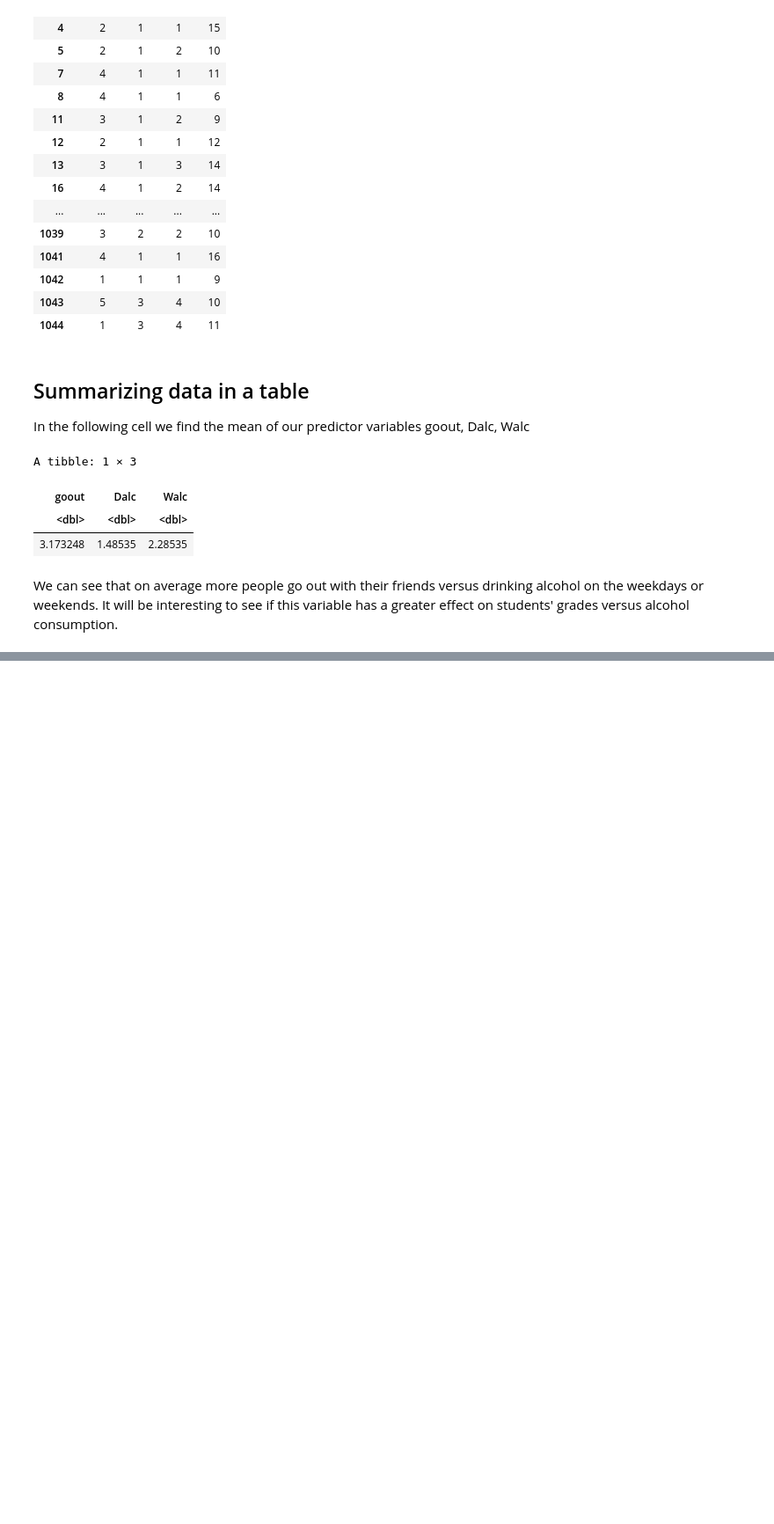
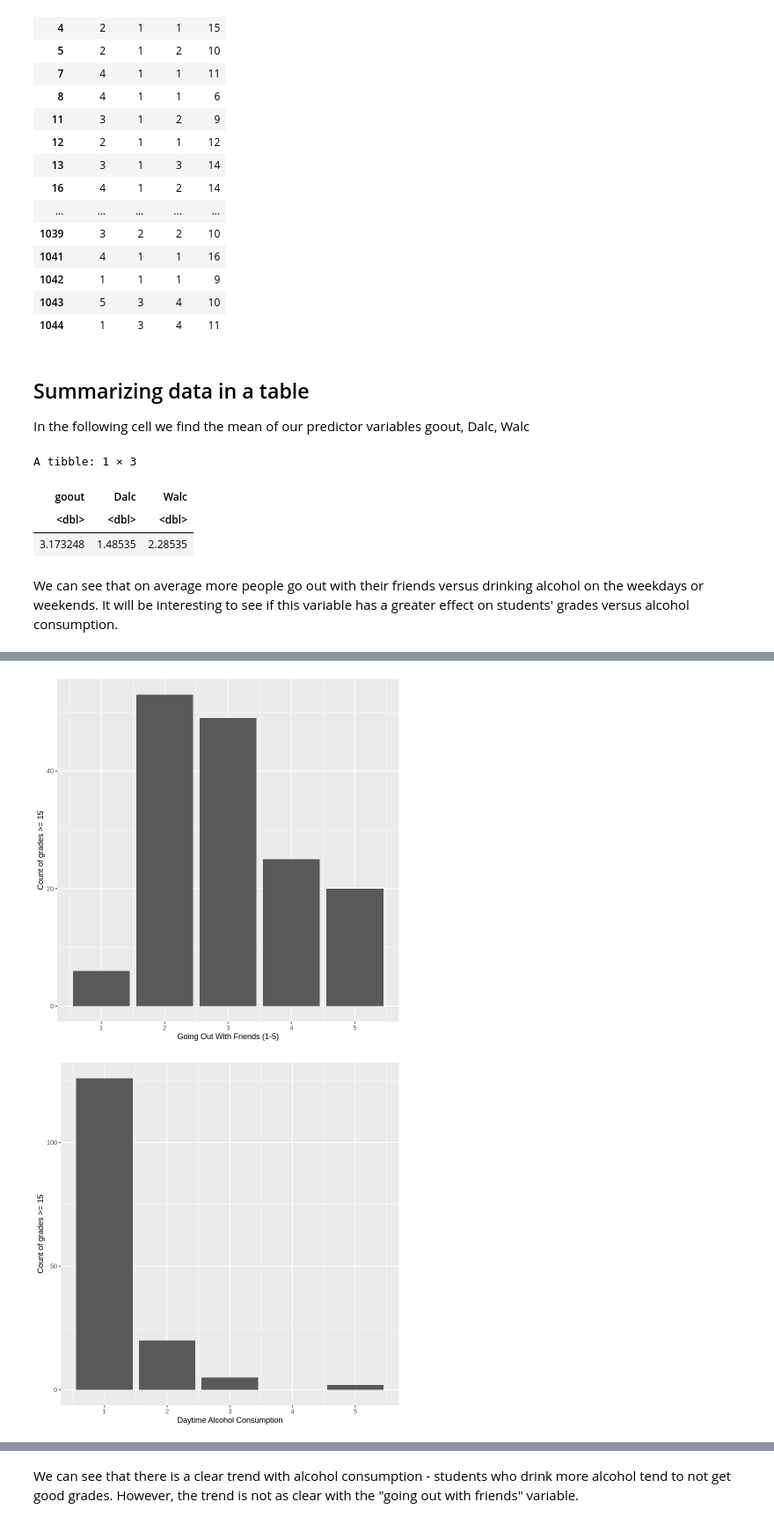
Before and after one commit to eto168/DSCI100_team24_project_proposal, a Jupyter notebook: Test.ipynb, the cells around one changed output, grey strips where cells are left out. Shown at 88% size. Drawn from its saved outputs; the diff is of its cells as text; code cells hidden in the pictures; blank space fills up the shorter version.

Commit message:
did visualization

```diff
--- a/Test.ipynb
+++ b/Test.ipynb
@@ -154,0 +176,25 @@ We can see that on average more people go out with their friends versus drinking
+# %%
+goout_viz <- data_train %>%
+             filter(G3 >= 15) %>%
+             ggplot(aes(x = goout)) +
+             geom_bar() +
+             xlab("Going Out With Friends (1-5)") +
+             ylab("Count of grades >= 15")
+dalc_viz <- data_train %>%
+            filter(G3 >= 15) %>%
+             ggplot(aes(x = Dalc)) +
+             geom_bar() +
+             xlab("Daytime Alcohol Consumption") +
+             ylab("Count of grades >= 15")
+walc_viz <- data_train %>%
+            filter(G3 >= 15) %>%
+             ggplot(aes(x = Walc)) +
+             geom_bar() +
+             xlab("Weekend Alcohol Consumption") +
+             ylab("Count of grades >= 15")
+goout_viz
+dalc_viz
+walc_viz
+# %% [output]
+[figure, added]
+[figure, added]
@@ -154,0 +202,2 @@ We can see that on average more people go out with their friends versus drinking
+# %% [markdown]
+We can see that there is a clear trend with alcohol consumption - students who drink more alcohol tend to not get good grades. However, the trend is not as clear with the "going out with friends" variable.
```
Also changed, not shown: parts of 3 cells of this notebook.
